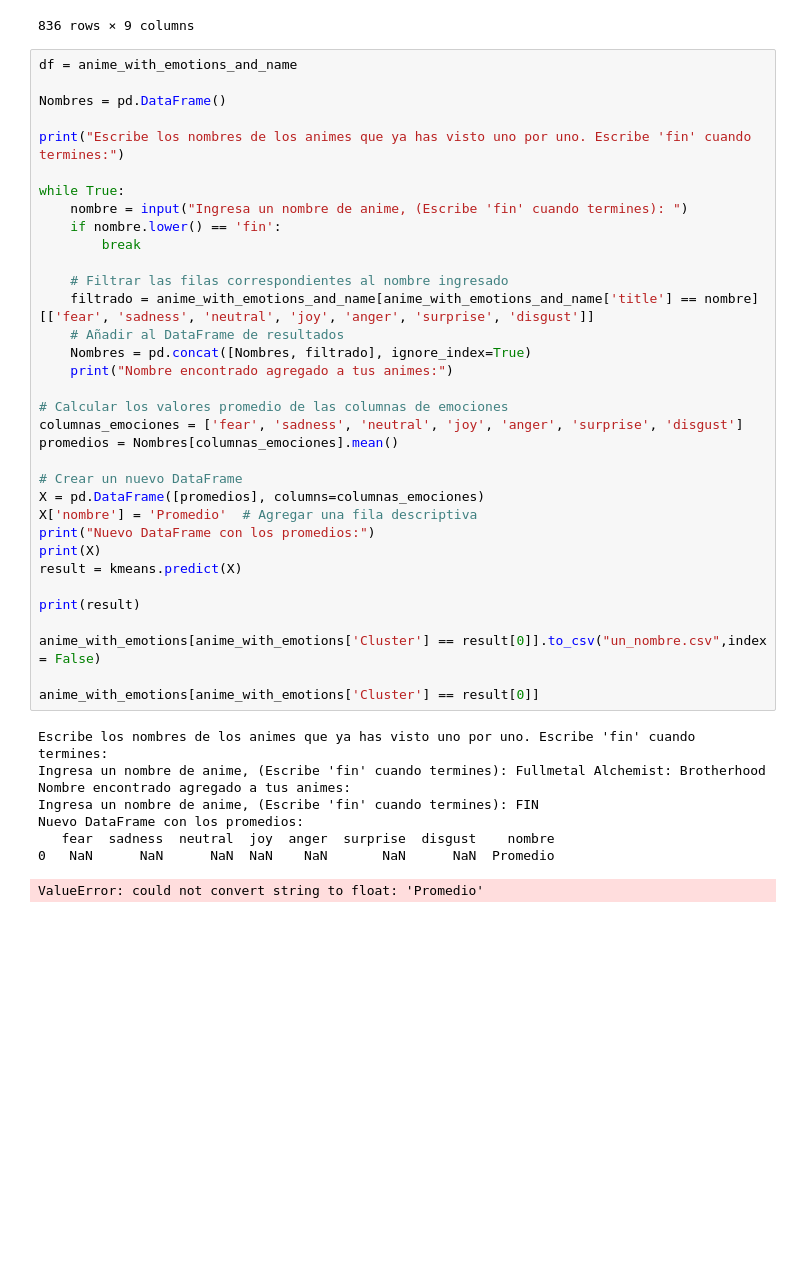
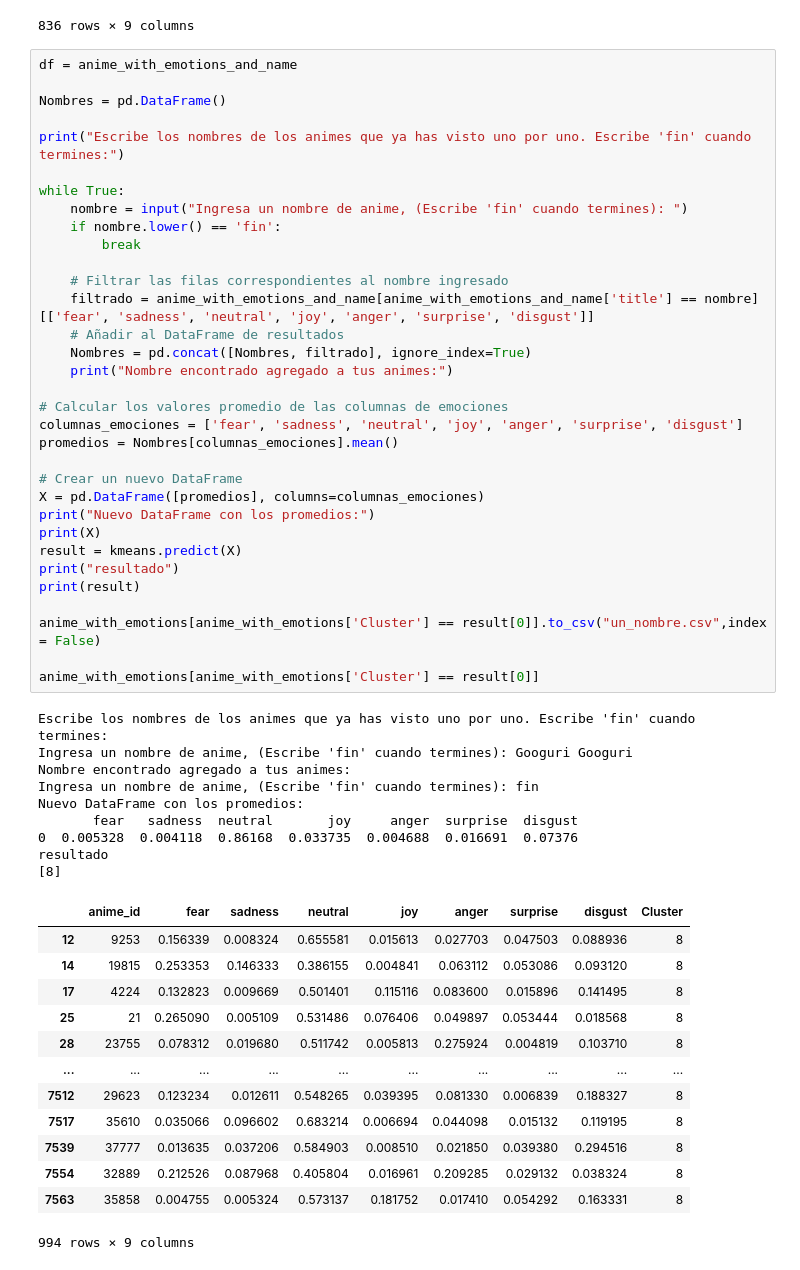
Before and after one commit to repositoriosHackaton/SIC25-CubitsUCV, a Jupyter notebook: IA.ipynb, the cells around one changed output. Drawn from its saved outputs; the diff is of its cells as text; blank space fills up the shorter version.

```diff
--- a/IA.ipynb
+++ b/IA.ipynb
@@ -137,37 +137,50 @@ print("Escribe los nombres de los animes que ya has visto uno por uno. Escribe '
 
 while True:
     nombre = input("Ingresa un nombre de anime, (Escribe 'fin' cuando termines): ")
     if nombre.lower() == 'fin':
         break
 
     # Filtrar las filas correspondientes al nombre ingresado
     filtrado = anime_with_emotions_and_name[anime_with_emotions_and_name['title'] == nombre][['fear', 'sadness', 'neutral', 'joy', 'anger', 'surprise', 'disgust']]
     # Añadir al DataFrame de resultados
     Nombres = pd.concat([Nombres, filtrado], ignore_index=True)
     print("Nombre encontrado agregado a tus animes:")
 
 # Calcular los valores promedio de las columnas de emociones
 columnas_emociones = ['fear', 'sadness', 'neutral', 'joy', 'anger', 'surprise', 'disgust']
 promedios = Nombres[columnas_emociones].mean()
 
 # Crear un nuevo DataFrame
 X = pd.DataFrame([promedios], columns=columnas_emociones)
-X['nombre'] = 'Promedio'  # Agregar una fila descriptiva
 print("Nuevo DataFrame con los promedios:")
 print(X)
 result = kmeans.predict(X)
-
+print("resultado")
 print(result)
 
 anime_with_emotions[anime_with_emotions['Cluster'] == result[0]].to_csv("un_nombre.csv",index = False)
 
 anime_with_emotions[anime_with_emotions['Cluster'] == result[0]]
 # %% [output]
 Escribe los nombres de los animes que ya has visto uno por uno. Escribe 'fin' cuando termines:
-Ingresa un nombre de anime, (Escribe 'fin' cuando termines): Fullmetal Alchemist: Brotherhood
+Ingresa un nombre de anime, (Escribe 'fin' cuando termines): Googuri Googuri
 Nombre encontrado agregado a tus animes:
-Ingresa un nombre de anime, (Escribe 'fin' cuando termines): FIN
+Ingresa un nombre de anime, (Escribe 'fin' cuando termines): fin
 Nuevo DataFrame con los promedios:
-   fear  sadness  neutral  joy  anger  surprise  disgust    nombre
-0   NaN      NaN      NaN  NaN    NaN       NaN      NaN  Promedio
+       fear   sadness  neutral       joy     anger  surprise  disgust
+0  0.005328  0.004118  0.86168  0.033735  0.004688  0.016691  0.07376
+resultado
+[8]
+|  | anime_id | fear | sadness | neutral | joy | anger | surprise | disgust | Cluster |
+| 12 | 9253 | 0.156339 | 0.008324 | 0.655581 | 0.015613 | 0.027703 | 0.047503 | 0.088936 | 8 |
+| 14 | 19815 | 0.253353 | 0.146333 | 0.386155 | 0.004841 | 0.063112 | 0.053086 | 0.093120 | 8 |
+| 17 | 4224 | 0.132823 | 0.009669 | 0.501401 | 0.115116 | 0.083600 | 0.015896 | 0.141495 | 8 |
+| 25 | 21 | 0.265090 | 0.005109 | 0.531486 | 0.076406 | 0.049897 | 0.053444 | 0.018568 | 8 |
+| 28 | 23755 | 0.078312 | 0.019680 | 0.511742 | 0.005813 | 0.275924 | 0.004819 | 0.103710 | 8 |
+| ... | ... | ... | ... | ... | ... | ... | ... | ... | ... |
+| 7512 | 29623 | 0.123234 | 0.012611 | 0.548265 | 0.039395 | 0.081330 | 0.006839 | 0.188327 | 8 |
+| 7517 | 35610 | 0.035066 | 0.096602 | 0.683214 | 0.006694 | 0.044098 | 0.015132 | 0.119195 | 8 |
+| 7539 | 37777 | 0.013635 | 0.037206 | 0.584903 | 0.008510 | 0.021850 | 0.039380 | 0.294516 | 8 |
+| 7554 | 32889 | 0.212526 | 0.087968 | 0.405804 | 0.016961 | 0.209285 | 0.029132 | 0.038324 | 8 |
+| 7563 | 35858 | 0.004755 | 0.005324 | 0.573137 | 0.181752 | 0.017410 | 0.054292 | 0.163331 | 8 |
-ValueError: could not convert string to float: 'Promedio'
+994 rows × 9 columns
```
